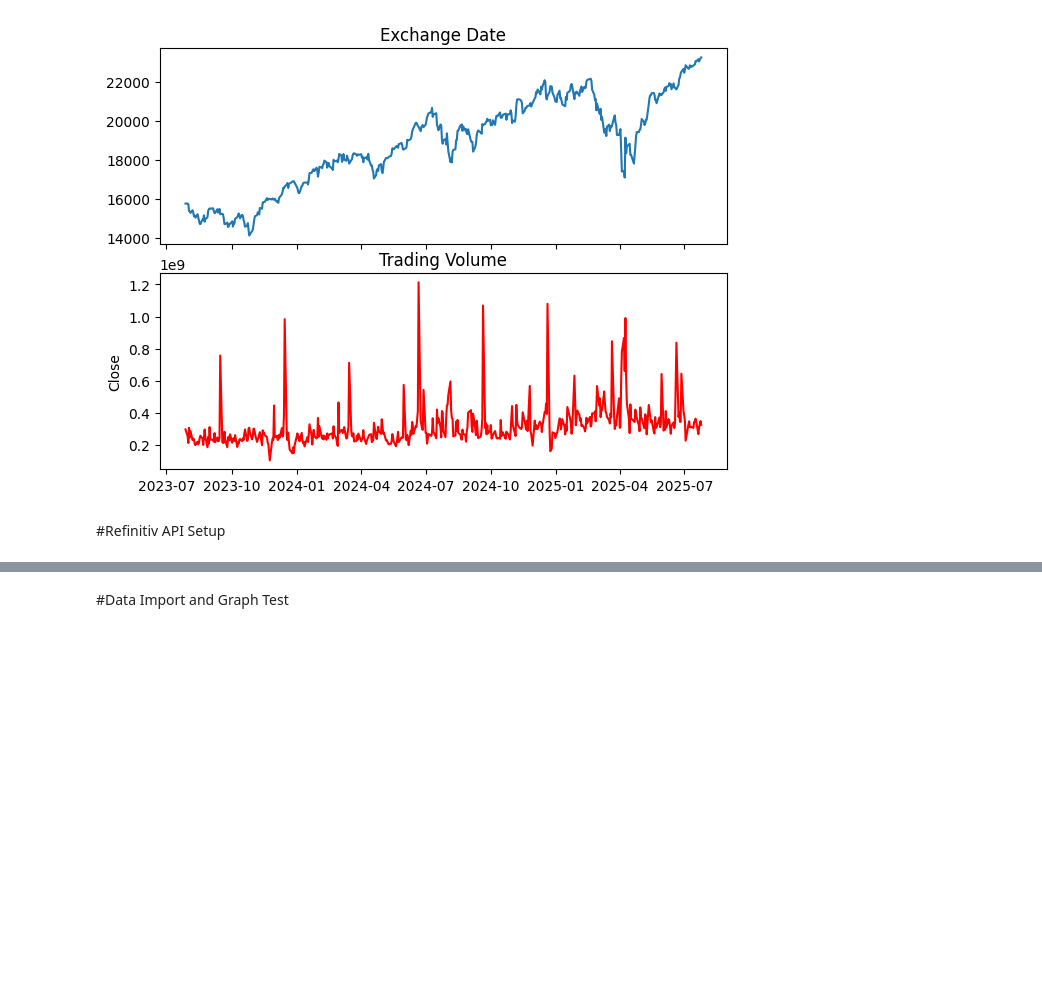
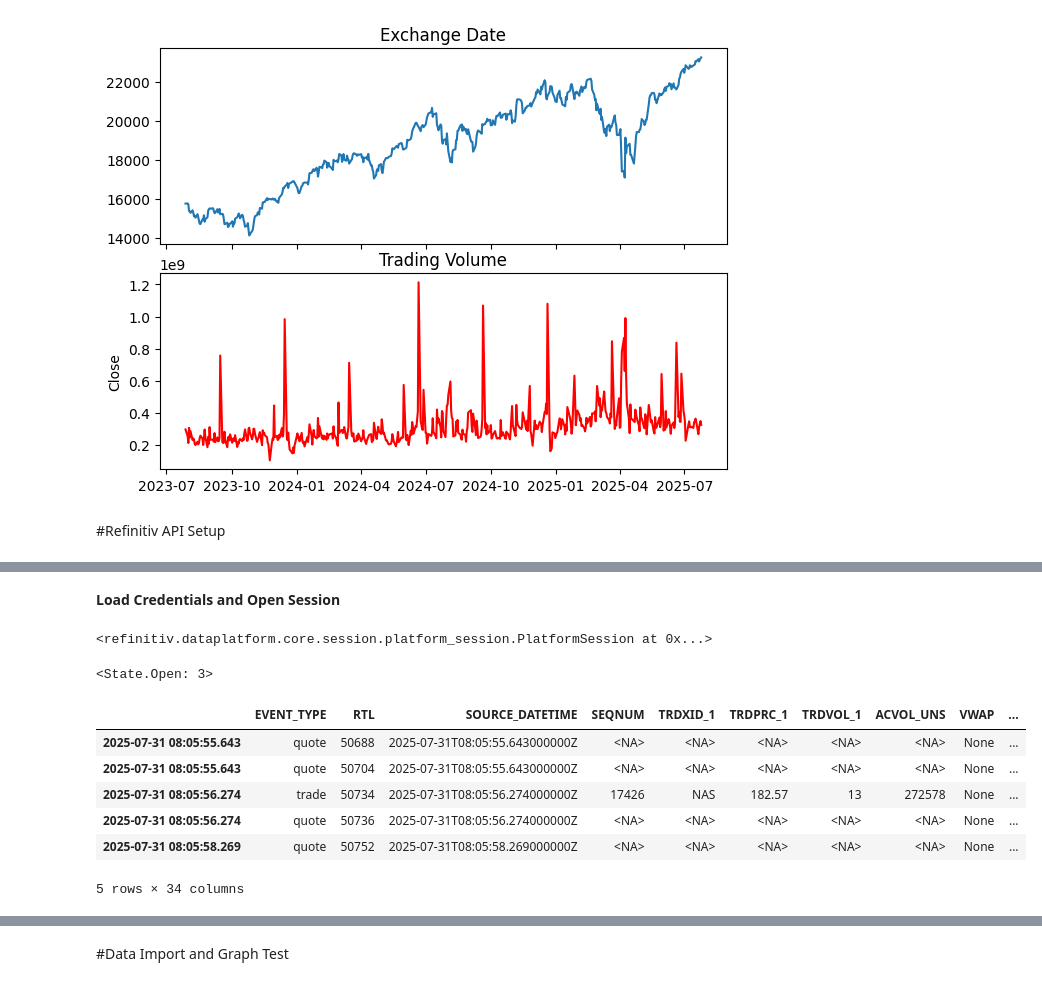
Before and after one commit to Seb207/Market-Context-Project, a Jupyter notebook: Setup_Lab.ipynb, the cells around one changed output, grey strips where cells are left out. Drawn from its saved outputs; the diff is of its cells as text; code cells hidden in the pictures; blank space fills up the shorter version.

```diff
--- a/Setup_Lab.ipynb
+++ b/Setup_Lab.ipynb
@@ -85,0 +112,30 @@ plt.show()
+# %% [markdown]
+**Load Credentials and Open Session**
+# %%
+APP_KEY = ud.get('APP_KEY')
+USERNAME = ud.get('USERNAME')
+PASSWORD = ud.get('PASSWORD')
+
+rdp.open_platform_session(
+    APP_KEY,
+    rdp.GrantPassword(
+        username = USERNAME,
+        password = PASSWORD
+    )
+)
+# %% [output]
+<refinitiv.dataplatform.core.session.platform_session.PlatformSession at 0x...>
+# %%
+rdp.get_default_session().get_open_state()
+# %% [output]
+<State.Open: 3>
+# %%
+rdp.get_historical_price_events('NVDA.O').head()
+# %% [output]
+|  | EVENT_TYPE | RTL | SOURCE_DATETIME | SEQNUM | TRDXID_1 | TRDPRC_1 | TRDVOL_1 | ACVOL_UNS | VWAP | ... |
+| 2025-07-31 08:05:55.643 | quote | 50688 | 2025-07-31T08:05:55.643000000Z | <NA> | <NA> | <NA> | <NA> | <NA> | None | ... |
+| 2025-07-31 08:05:55.643 | quote | 50704 | 2025-07-31T08:05:55.643000000Z | <NA> | <NA> | <NA> | <NA> | <NA> | None | ... |
+| 2025-07-31 08:05:56.274 | trade | 50734 | 2025-07-31T08:05:56.274000000Z | 17426 | NAS | 182.57 | 13 | 272578 | None | ... |
+| 2025-07-31 08:05:56.274 | quote | 50736 | 2025-07-31T08:05:56.274000000Z | <NA> | <NA> | <NA> | <NA> | <NA> | None | ... |
+| 2025-07-31 08:05:58.269 | quote | 50752 | 2025-07-31T08:05:58.269000000Z | <NA> | <NA> | <NA> | <NA> | <NA> | None | ... |
+5 rows × 34 columns
```
Also changed, not shown: parts of 15 cells of this notebook.
